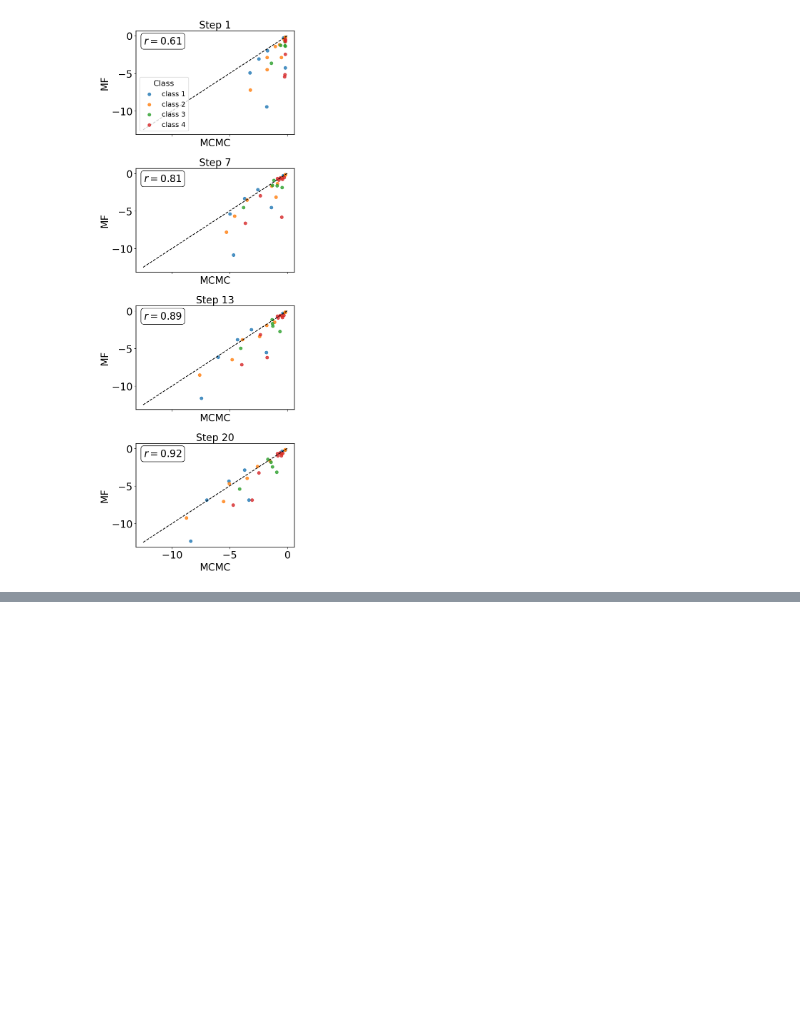
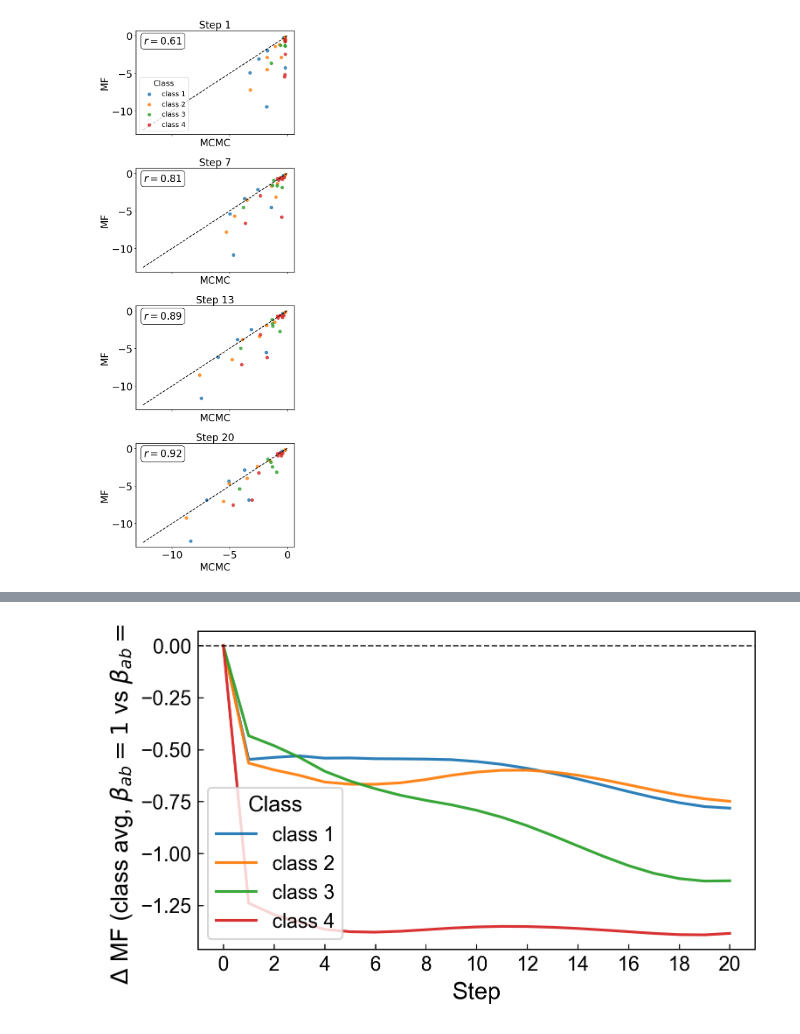
Before and after one commit to m-huot/ESCAPE_PATHS, a Jupyter notebook: mean_field_theory/Figure 4ab.ipynb, the cells around one changed output, grey strips where cells are left out. Drawn from its saved outputs; the diff is of its cells as text; code cells hidden in the pictures; blank space fills up the shorter version.

```diff
--- a/mean_field_theory/Figure 4ab.ipynb
+++ b/mean_field_theory/Figure 4ab.ipynb
@@ -412,0 +565,57 @@ plt.show()
+# %%
+import numpy as np
+import matplotlib.pyplot as plt
+
+# --- Load MF trajectories ---
+base = 'results_scripts/covid_D_20'
+mopt_beta0 = np.load(f'{base}/mean_f_free_ab_beta_ab_0._D_20/mopt.npy')[:, :29] * L  # (T,29)
+mopt_beta1 = np.load(f'{base}/mean_f_free_ab_beta_ab_1._D_20/mopt.npy')[:, :29] * L  # (T,29)
+
+# --- ΔMF per step, per antibody ---
+delta = mopt_beta1 - mopt_beta0  # shape (T, 29)
+steps = np.arange(delta.shape[0])
+
+# --- Plot setup (no grid, full black frame) ---
+plt.rcParams.update({
+    'font.family': 'sans-serif',
+    'font.sans-serif': 'Arial',
+    'font.size': 12,
+    'axes.labelsize': 13,
+    'legend.fontsize': 11,
+    'xtick.labelsize': 11,
+    'ytick.labelsize': 11,
+    'figure.dpi': 300
+})
+
+fig, ax = plt.subplots(figsize=(5.2, 3.2))
+
+# --- Average per class and plot ---
+for cls in unique_classes:
+    idx = [j for j, c in enumerate(ab_classes) if c == cls]
+    diffs_cls = delta[:, idx]  # (T, n_cls)
+    mean_cls = diffs_cls.mean(axis=1)
+    std_cls  = diffs_cls.std(axis=1, ddof=1) if len(idx) > 1 else np.zeros_like(mean_cls)
+
+    color = class_to_color[cls]
+    ax.plot(steps, mean_cls, label=cls, color=color, linewidth=1.5, alpha=0.95)
+    # ax.fill_between(steps, mean_cls - std_cls, mean_cls + std_cls,
+    #                 color=color, alpha=0.2, linewidth=0)
+
+# --- Styling ---
+ax.axhline(0.0, ls='--', lw=0.8, color='black', alpha=0.8)
+ax.set_xlabel("Step")
+ax.set_ylabel(r"$\Delta$ MF (class avg, $\beta_{ab}{=}1$ vs $\beta_{ab}{=}0$)")
+ax.set_xticks(np.arange(0, steps.max()+1, 2))
+
+# Full black frame, ticks inward
+for spine in ax.spines.values():
+    spine.set_visible(True)
+    spine.set_color('black')
+    spine.set_linewidth(0.7)
+ax.tick_params(axis='both', which='both', direction='in', length=3, width=0.6)
+
+ax.legend(title='Class', frameon=True, loc='best')
+plt.tight_layout()
+plt.show()
+# %% [output]
+[figure, added]
```
Also changed, not shown: parts of 12 cells of this notebook, 11 other files.
